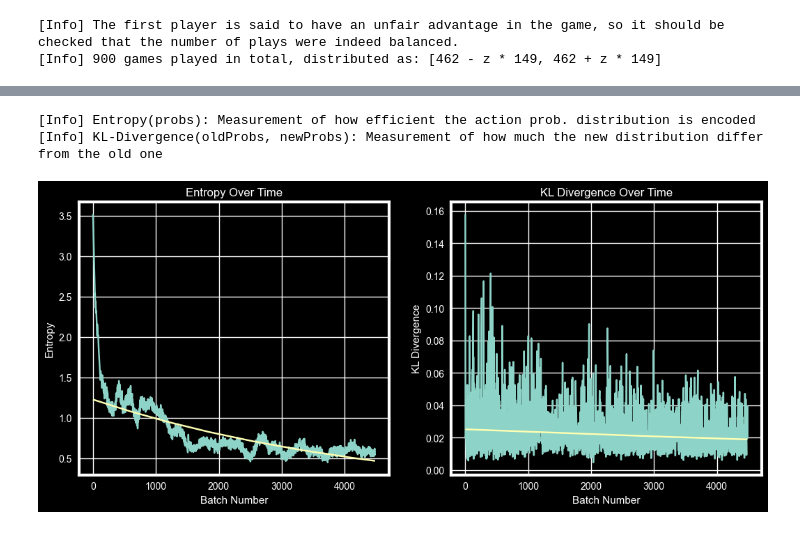
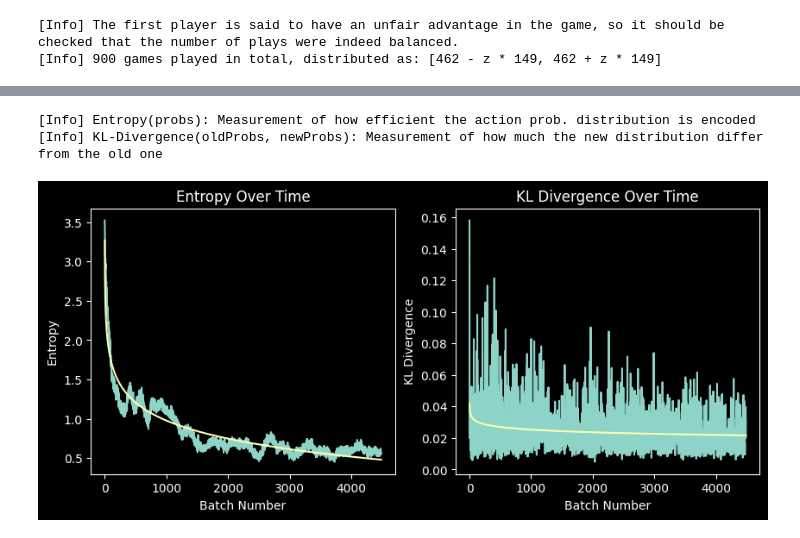
Before and after one commit to yamaceay/gomoku, a Jupyter notebook: stats.ipynb, the cells around one changed output, grey strips where cells are left out. Saved outputs shown, nothing was run; the diff lists cells and outputs as text; code cells hidden in the pictures.

```diff
--- a/stats.ipynb
+++ b/stats.ipynb
@@ -219,41 +221,41 @@ entropy_corr = autocorr(train_df, "entropy")
 kl_corr = autocorr(train_df, "kl")
 
 if entropy_corr > entropy_significance:
     print(f"[Warn] Entropy seems to not decrease during training: {entropy_corr} > {entropy_significance}")
     print(f"[Warn] The learned action probabilities might be significantly imbalanced towards negative or positive")
 
 if kl_corr > kl_significance:
     print(f"[Warn] KL Divergence does not decrease over time as much as expected: {kl_corr:.4f} > {kl_significance}")
     print(f"[Warn] The model might still need more training or there might be other destabilizing factors causing this issue")
 
-x_axis = np.arange(len(train_df)).reshape(-1, 1)
+x_axis = np.arange(len(train_df)).reshape(-1, 1) + 1
 
 entropy_lr = LinearRegression()
-entropy_lr.fit(x_axis, np.log(train_df["entropy"].values))
-entropy_estimator = lambda x: np.exp(entropy_lr.coef_[0] * x + entropy_lr.intercept_)
+entropy_lr.fit(np.log(x_axis), train_df["entropy"].values)
+entropy_estimator = lambda x: entropy_lr.coef_[0] * x + entropy_lr.intercept_
 
 kl_lr = LinearRegression()
-kl_lr.fit(x_axis, np.log(train_df["kl"]))
-kl_estimator = lambda x: np.exp(kl_lr.coef_[0] * x + kl_lr.intercept_)
+kl_lr.fit(np.log(x_axis), train_df["kl"])
+kl_estimator = lambda x: kl_lr.coef_[0] * x + kl_lr.intercept_
 
 fig, axes = plt.subplots(1, 2, figsize=(10, 4))
 ax1 = train_df["entropy"].plot(ax=axes[0])
 ax1.set_title("Entropy Over Time")
 ax1.set_xlabel("Batch Number")
 ax1.set_ylabel("Entropy")
-ax1.plot(x_axis, list(map(entropy_estimator, x_axis)))
+ax1.plot(x_axis, list(map(entropy_estimator, np.log(x_axis))))
 
 ax2 = train_df["kl"].plot(ax=axes[1])
 ax2.set_title("KL Divergence Over Time")
 ax2.set_xlabel("Batch Number")
 ax2.set_ylabel("KL Divergence")
-ax2.plot(x_axis, list(map(kl_estimator, x_axis)))
+ax2.plot(x_axis, list(map(kl_estimator, np.log(x_axis))))
 
 plt.show()
 # %% [output]
 [Info] Entropy(probs): Measurement of how efficient the action prob. distribution is encoded
 [Info] KL-Divergence(oldProbs, newProbs): Measurement of how much the new distribution differ from the old one
-[figure, old version]
+[figure, new version]
 # %%
 # Measuring Value Estimation
 
```
Also changed, not shown: parts of 3 cells of this notebook.
